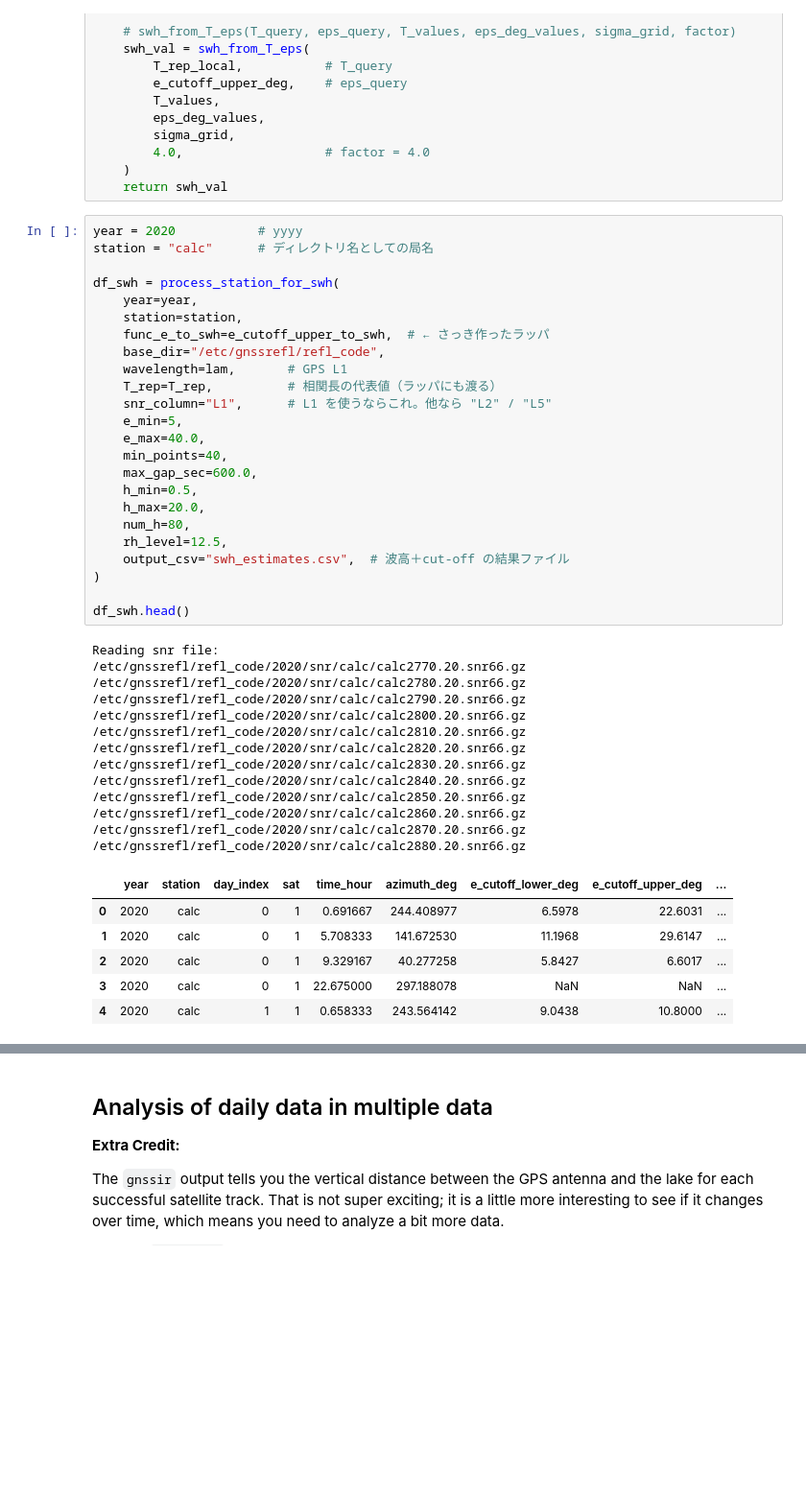
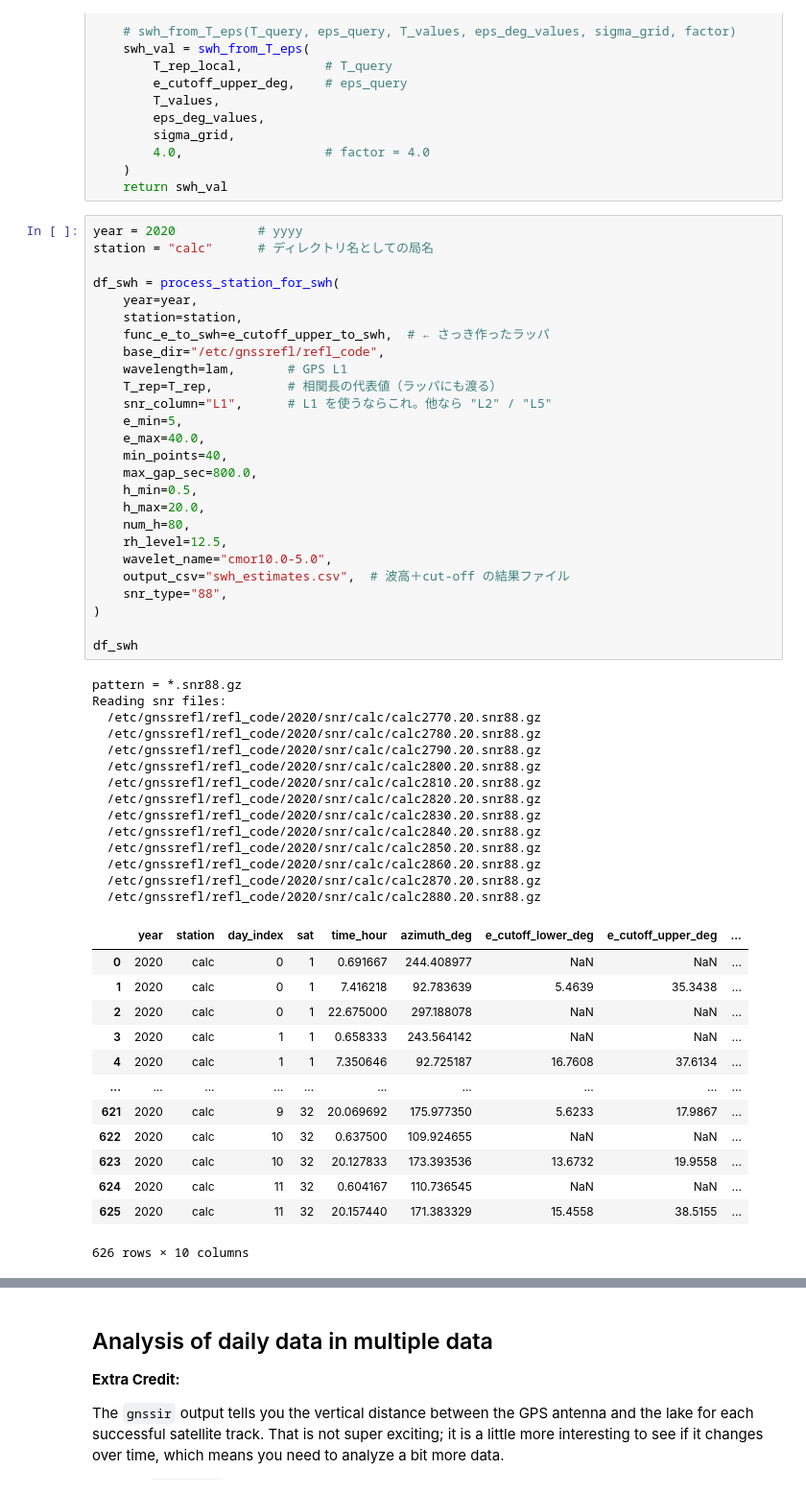
Before and after one commit to yyszm0/gnssrefl, a Jupyter notebook: notebooks/Dev/Wind_Direction/calc-Calcasieu_Pass-WAVE.ipynb, the cells around one changed output, grey strips where cells are left out. Shown at 96% size. Drawn from its saved outputs; the diff is of its cells as text; blank space fills up the shorter version.

```diff
--- a/notebooks/Dev/Wind_Direction/calc-Calcasieu_Pass-WAVE.ipynb
+++ b/notebooks/Dev/Wind_Direction/calc-Calcasieu_Pass-WAVE.ipynb
@@ -462,46 +462,56 @@ def e_cutoff_upper_to_swh(e_cutoff_upper_deg, azimuth_deg, T_rep_local):
 # %%
 year = 2020           # yyyy
 station = "calc"      # ディレクトリ名としての局名
 
 df_swh = process_station_for_swh(
     year=year,
     station=station,
     func_e_to_swh=e_cutoff_upper_to_swh,  # ← さっき作ったラッパ
     base_dir="/etc/gnssrefl/refl_code",
     wavelength=lam,       # GPS L1
     T_rep=T_rep,          # 相関長の代表値（ラッパにも渡る）
     snr_column="L1",      # L1 を使うならこれ。他なら "L2" / "L5"
     e_min=5,
     e_max=40.0,
     min_points=40,
-    max_gap_sec=600.0,
+    max_gap_sec=800.0,
     h_min=0.5,
     h_max=20.0,
     num_h=80,
     rh_level=12.5,
+    wavelet_name="cmor10.0-5.0",
     output_csv="swh_estimates.csv",  # 波高＋cut-off の結果ファイル
+    snr_type="88",
 )
 
-df_swh.head()
+df_swh
 # %% [output]
-Reading snr file:
-/etc/gnssrefl/refl_code/2020/snr/calc/calc2770.20.snr66.gz
-/etc/gnssrefl/refl_code/2020/snr/calc/calc2780.20.snr66.gz
-/etc/gnssrefl/refl_code/2020/snr/calc/calc2790.20.snr66.gz
-/etc/gnssrefl/refl_code/2020/snr/calc/calc2800.20.snr66.gz
-/etc/gnssrefl/refl_code/2020/snr/calc/calc2810.20.snr66.gz
-/etc/gnssrefl/refl_code/2020/snr/calc/calc2820.20.snr66.gz
-/etc/gnssrefl/refl_code/2020/snr/calc/calc2830.20.snr66.gz
-/etc/gnssrefl/refl_code/2020/snr/calc/calc2840.20.snr66.gz
-/etc/gnssrefl/refl_code/2020/snr/calc/calc2850.20.snr66.gz
-/etc/gnssrefl/refl_code/2020/snr/calc/calc2860.20.snr66.gz
-/etc/gnssrefl/refl_code/2020/snr/calc/calc2870.20.snr66.gz
-/etc/gnssrefl/refl_code/2020/snr/calc/calc2880.20.snr66.gz
+pattern = *.snr88.gz
+Reading snr files:
+  /etc/gnssrefl/refl_code/2020/snr/calc/calc2770.20.snr88.gz
+  /etc/gnssrefl/refl_code/2020/snr/calc/calc2780.20.snr88.gz
+  /etc/gnssrefl/refl_code/2020/snr/calc/calc2790.20.snr88.gz
+  /etc/gnssrefl/refl_code/2020/snr/calc/calc2800.20.snr88.gz
+  /etc/gnssrefl/refl_code/2020/snr/calc/calc2810.20.snr88.gz
+  /etc/gnssrefl/refl_code/2020/snr/calc/calc2820.20.snr88.gz
+  /etc/gnssrefl/refl_code/2020/snr/calc/calc2830.20.snr88.gz
+  /etc/gnssrefl/refl_code/2020/snr/calc/calc2840.20.snr88.gz
+  /etc/gnssrefl/refl_code/2020/snr/calc/calc2850.20.snr88.gz
+  /etc/gnssrefl/refl_code/2020/snr/calc/calc2860.20.snr88.gz
+  /etc/gnssrefl/refl_code/2020/snr/calc/calc2870.20.snr88.gz
+  /etc/gnssrefl/refl_code/2020/snr/calc/calc2880.20.snr88.gz
 |  | year | station | day_index | sat | time_hour | azimuth_deg | e_cutoff_lower_deg | e_cutoff_upper_deg | ... |
-| 0 | 2020 | calc | 0 | 1 | 0.691667 | 244.408977 | 6.5978 | 22.6031 | ... |
-| 1 | 2020 | calc | 0 | 1 | 5.708333 | 141.672530 | 11.1968 | 29.6147 | ... |
-| 2 | 2020 | calc | 0 | 1 | 9.329167 | 40.277258 | 5.8427 | 6.6017 | ... |
-| 3 | 2020 | calc | 0 | 1 | 22.675000 | 297.188078 | NaN | NaN | ... |
-| 4 | 2020 | calc | 1 | 1 | 0.658333 | 243.564142 | 9.0438 | 10.8000 | ... |
+| 0 | 2020 | calc | 0 | 1 | 0.691667 | 244.408977 | NaN | NaN | ... |
+| 1 | 2020 | calc | 0 | 1 | 7.416218 | 92.783639 | 5.4639 | 35.3438 | ... |
+| 2 | 2020 | calc | 0 | 1 | 22.675000 | 297.188078 | NaN | NaN | ... |
+| 3 | 2020 | calc | 1 | 1 | 0.658333 | 243.564142 | NaN | NaN | ... |
+| 4 | 2020 | calc | 1 | 1 | 7.350646 | 92.725187 | 16.7608 | 37.6134 | ... |
+| ... | ... | ... | ... | ... | ... | ... | ... | ... | ... |
+| 621 | 2020 | calc | 9 | 32 | 20.069692 | 175.977350 | 5.6233 | 17.9867 | ... |
+| 622 | 2020 | calc | 10 | 32 | 0.637500 | 109.924655 | NaN | NaN | ... |
+| 623 | 2020 | calc | 10 | 32 | 20.127833 | 173.393536 | 13.6732 | 19.9558 | ... |
+| 624 | 2020 | calc | 11 | 32 | 0.604167 | 110.736545 | NaN | NaN | ... |
+| 625 | 2020 | calc | 11 | 32 | 20.157440 | 171.383329 | 15.4558 | 38.5155 | ... |
+626 rows × 10 columns
 # %%
 from gnssrefl.cutoff_swh import (
```
Also changed, not shown: parts of 4 cells of this notebook, 8 other files.
